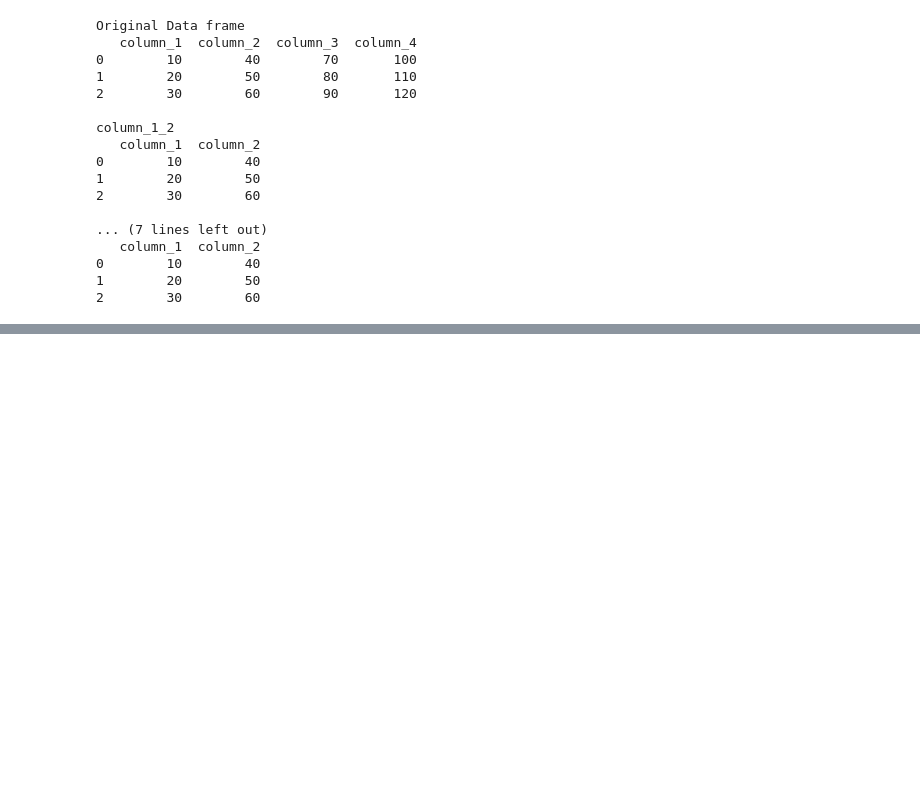
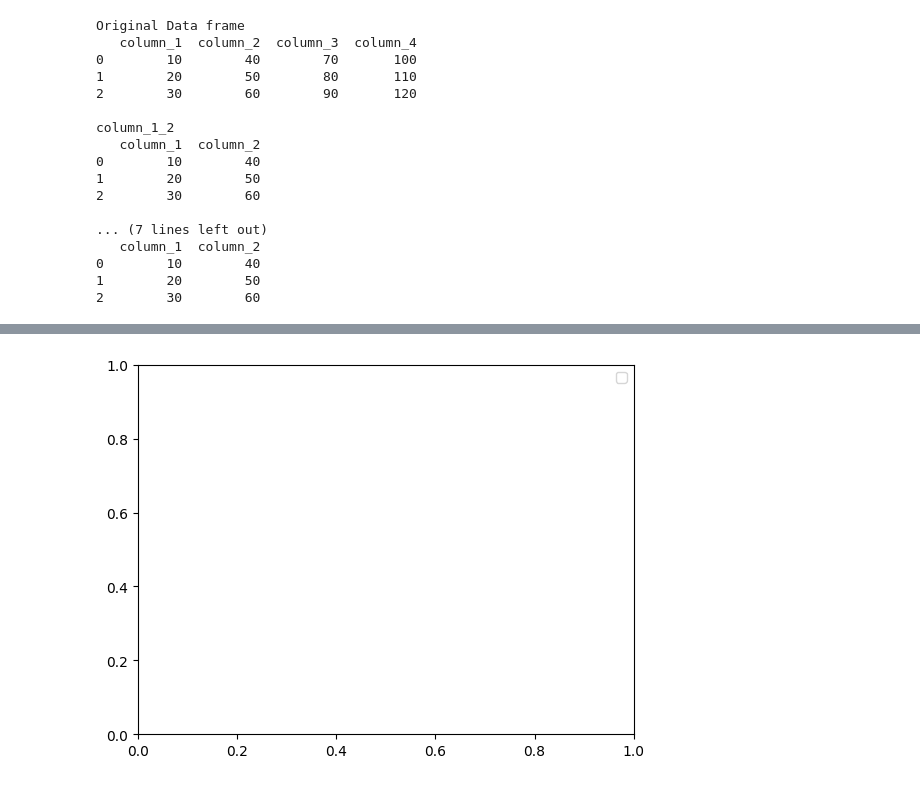
Before and after one commit to 123shettykarthik-cmyk/Practice, a Jupyter notebook: Applied_Data_Science_with_Python_Practice_Notebook.ipynb, the cells around one changed output, grey strips where cells are left out. Saved outputs shown, nothing was run; the diff lists cells and outputs as text; code cells hidden in the pictures; blank space fills up the shorter version.

```diff
--- a/Applied_Data_Science_with_Python_Practice_Notebook.ipynb
+++ b/Applied_Data_Science_with_Python_Practice_Notebook.ipynb
@@ -590,0 +1417,7 @@ column_1_2
+# %%
+# Add a legend
+plt.legend()
+plt.show()
+# Here nothing is displayed as the legend is derived from .plot() method/function if label argument is given
+# %% [output]
+[figure, added]
```
Also changed, not shown: parts of 128 cells of this notebook.
